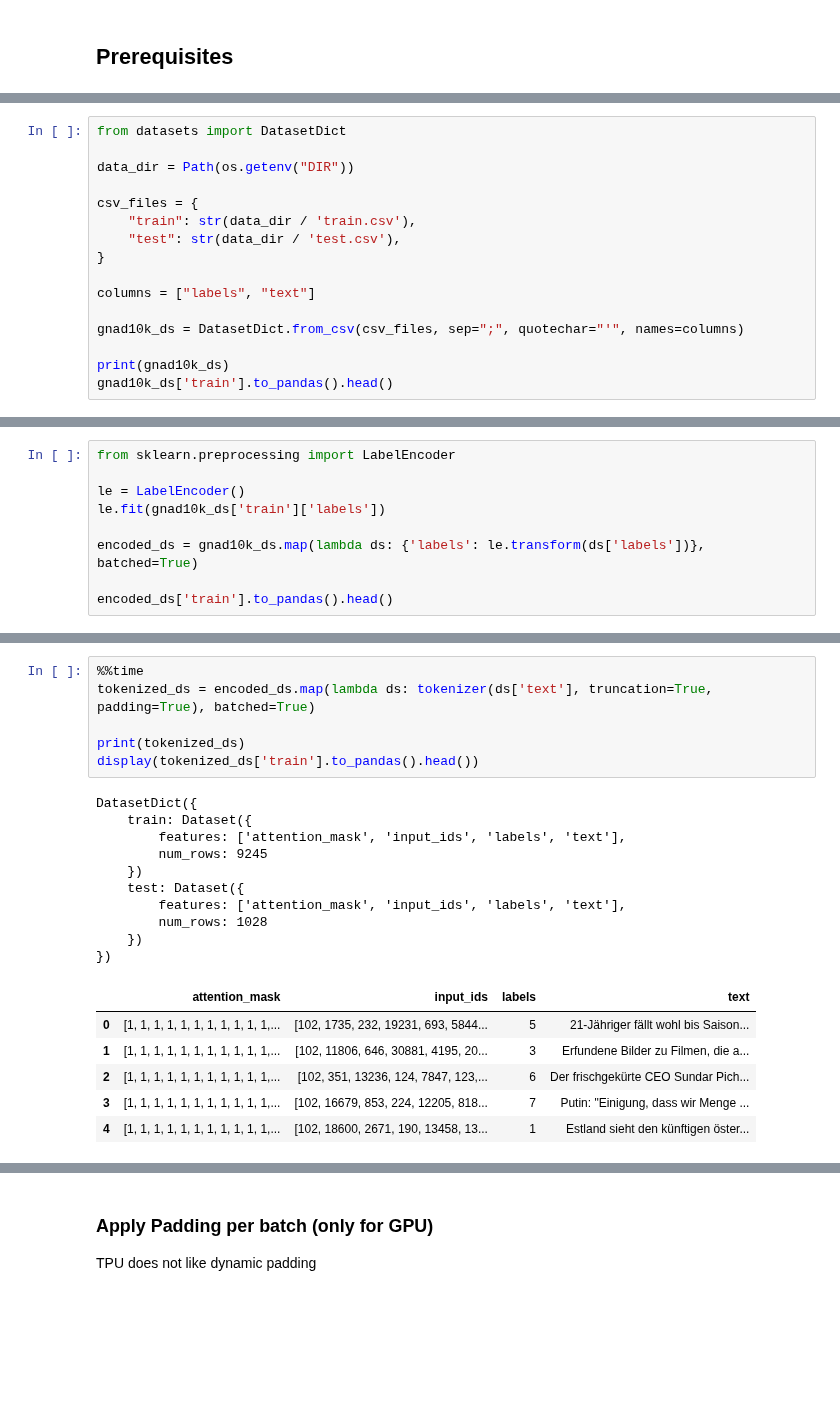
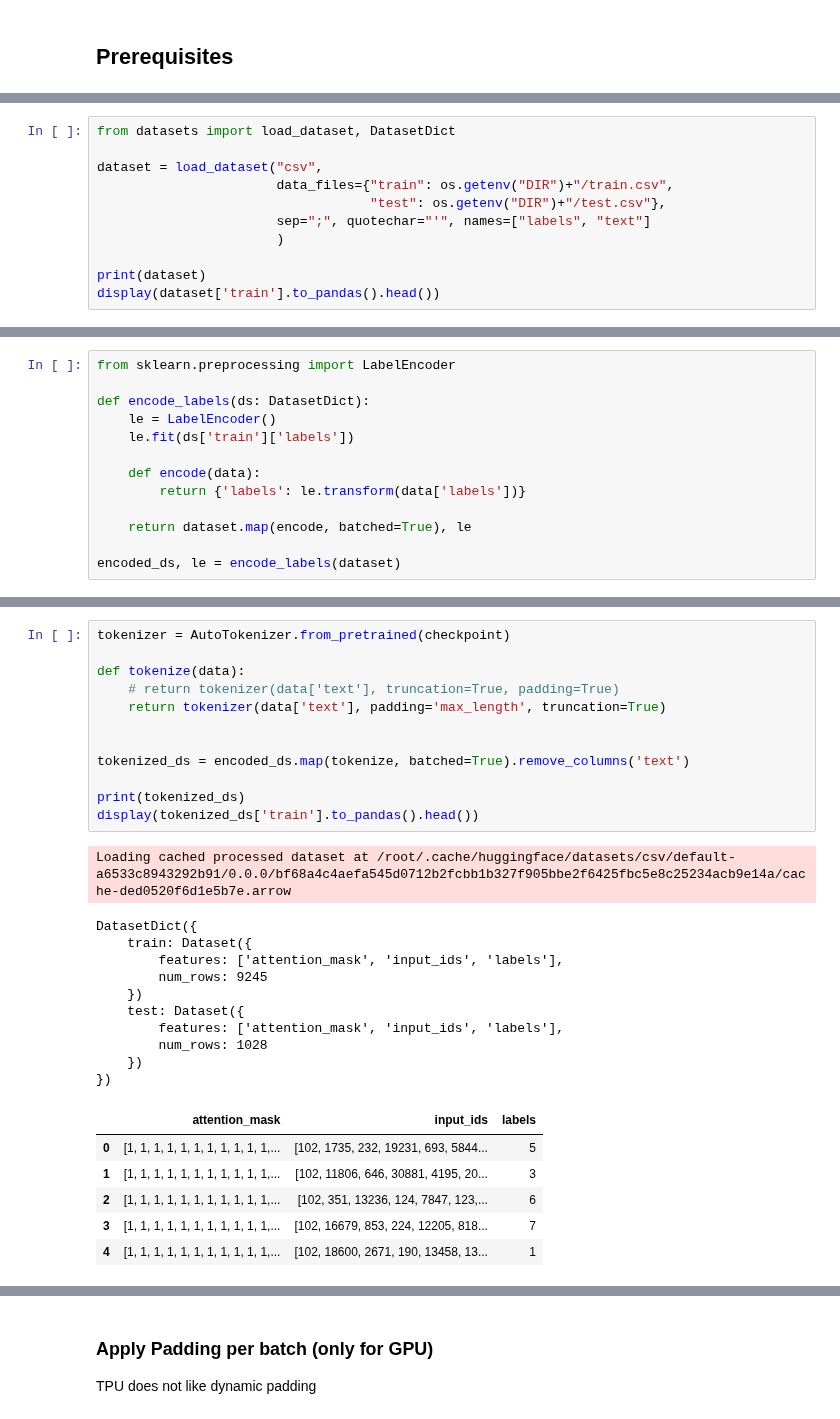
Before and after one commit to goerlitz/nlp-classification, a Jupyter notebook: notebooks/10kGNAD/colab/27_default_huggingface_classifier.ipynb, the cells around one changed output, grey strips where cells are left out. Saved outputs shown, nothing was run; the diff lists cells and outputs as text; blank space fills up the shorter version.

```diff
--- a/notebooks/10kGNAD/colab/27_default_huggingface_classifier.ipynb
+++ b/notebooks/10kGNAD/colab/27_default_huggingface_classifier.ipynb
@@ -130,17 +140,12 @@ env: DIR=data
 # %%
-from datasets import DatasetDict
+from datasets import load_dataset, DatasetDict
 
-data_dir = Path(os.getenv("DIR"))
+dataset = load_dataset("csv",
+                       data_files={"train": os.getenv("DIR")+"/train.csv",
+                                   "test": os.getenv("DIR")+"/test.csv"},
+                       sep=";", quotechar="'", names=["labels", "text"]
+                       )
 
-csv_files = {
-    "train": str(data_dir / 'train.csv'),
-    "test": str(data_dir / 'test.csv'),
-}
-
-columns = ["labels", "text"]
-
-gnad10k_ds = DatasetDict.from_csv(csv_files, sep=";", quotechar="'", names=columns)
-
-print(gnad10k_ds)
-gnad10k_ds['train'].to_pandas().head()
+print(dataset)
+display(dataset['train'].to_pandas().head())
 # %% [output]
@@ -176,10 +207,14 @@ Wall time: 14.2 s
 # %%
 from sklearn.preprocessing import LabelEncoder
 
-le = LabelEncoder()
-le.fit(gnad10k_ds['train']['labels'])
+def encode_labels(ds: DatasetDict):
+    le = LabelEncoder()
+    le.fit(ds['train']['labels'])
 
-encoded_ds = gnad10k_ds.map(lambda ds: {'labels': le.transform(ds['labels'])}, batched=True)
+    def encode(data):
+        return {'labels': le.transform(data['labels'])}
 
-encoded_ds['train'].to_pandas().head()
+    return dataset.map(encode, batched=True), le
+
+encoded_ds, le = encode_labels(dataset)
 # %% [output]
@@ -194,23 +225,30 @@ encoded_ds['train'].to_pandas().head()
 # %%
-%%time
-tokenized_ds = encoded_ds.map(lambda ds: tokenizer(ds['text'], truncation=True, padding=True), batched=True)
+tokenizer = AutoTokenizer.from_pretrained(checkpoint)
+
+def tokenize(data):
+    # return tokenizer(data['text'], truncation=True, padding=True)
+    return tokenizer(data['text'], padding='max_length', truncation=True)
+
+
+tokenized_ds = encoded_ds.map(tokenize, batched=True).remove_columns('text')
 
 print(tokenized_ds)
 display(tokenized_ds['train'].to_pandas().head())
 # %% [output]
-DatasetDict({
-    train: Dataset({
-        features: ['attention_mask', 'input_ids', 'labels', 'text'],
-        num_rows: 9245
-    })
-    test: Dataset({
-        features: ['attention_mask', 'input_ids', 'labels', 'text'],
-        num_rows: 1028
-    })
-})
+Loading cached processed dataset at /root/.cache/huggingface/datasets/csv/default-a6533c8943292b91/0.0.0/bf68a4c4aefa545d0712b2fcbb1b327f905bbe2f6425fbc5e8c25234acb9e14a/cache-ded0520f6d1e5b7e.arrow
+DatasetDict({
+    train: Dataset({
+        features: ['attention_mask', 'input_ids', 'labels'],
+        num_rows: 9245
+    })
+    test: Dataset({
+        features: ['attention_mask', 'input_ids', 'labels'],
+        num_rows: 1028
+    })
+})
-|  | attention_mask | input_ids | labels | text |
-| 0 | [1, 1, 1, 1, 1, 1, 1, 1, 1, 1, 1,... | [102, 1735, 232, 19231, 693, 5844... | 5 | 21-Jähriger fällt wohl bis Saison... |
-| 1 | [1, 1, 1, 1, 1, 1, 1, 1, 1, 1, 1,... | [102, 11806, 646, 30881, 4195, 20... | 3 | Erfundene Bilder zu Filmen, die a... |
-| 2 | [1, 1, 1, 1, 1, 1, 1, 1, 1, 1, 1,... | [102, 351, 13236, 124, 7847, 123,... | 6 | Der frischgekürte CEO Sundar Pich... |
-| 3 | [1, 1, 1, 1, 1, 1, 1, 1, 1, 1, 1,... | [102, 16679, 853, 224, 12205, 818... | 7 | Putin: "Einigung, dass wir Menge ... |
-| 4 | [1, 1, 1, 1, 1, 1, 1, 1, 1, 1, 1,... | [102, 18600, 2671, 190, 13458, 13... | 1 | Estland sieht den künftigen öster... |
+|  | attention_mask | input_ids | labels |
+| 0 | [1, 1, 1, 1, 1, 1, 1, 1, 1, 1, 1,... | [102, 1735, 232, 19231, 693, 5844... | 5 |
+| 1 | [1, 1, 1, 1, 1, 1, 1, 1, 1, 1, 1,... | [102, 11806, 646, 30881, 4195, 20... | 3 |
+| 2 | [1, 1, 1, 1, 1, 1, 1, 1, 1, 1, 1,... | [102, 351, 13236, 124, 7847, 123,... | 6 |
+| 3 | [1, 1, 1, 1, 1, 1, 1, 1, 1, 1, 1,... | [102, 16679, 853, 224, 12205, 818... | 7 |
+| 4 | [1, 1, 1, 1, 1, 1, 1, 1, 1, 1, 1,... | [102, 18600, 2671, 190, 13458, 13... | 1 |
```
Also changed, not shown: parts of 59 cells of this notebook.
